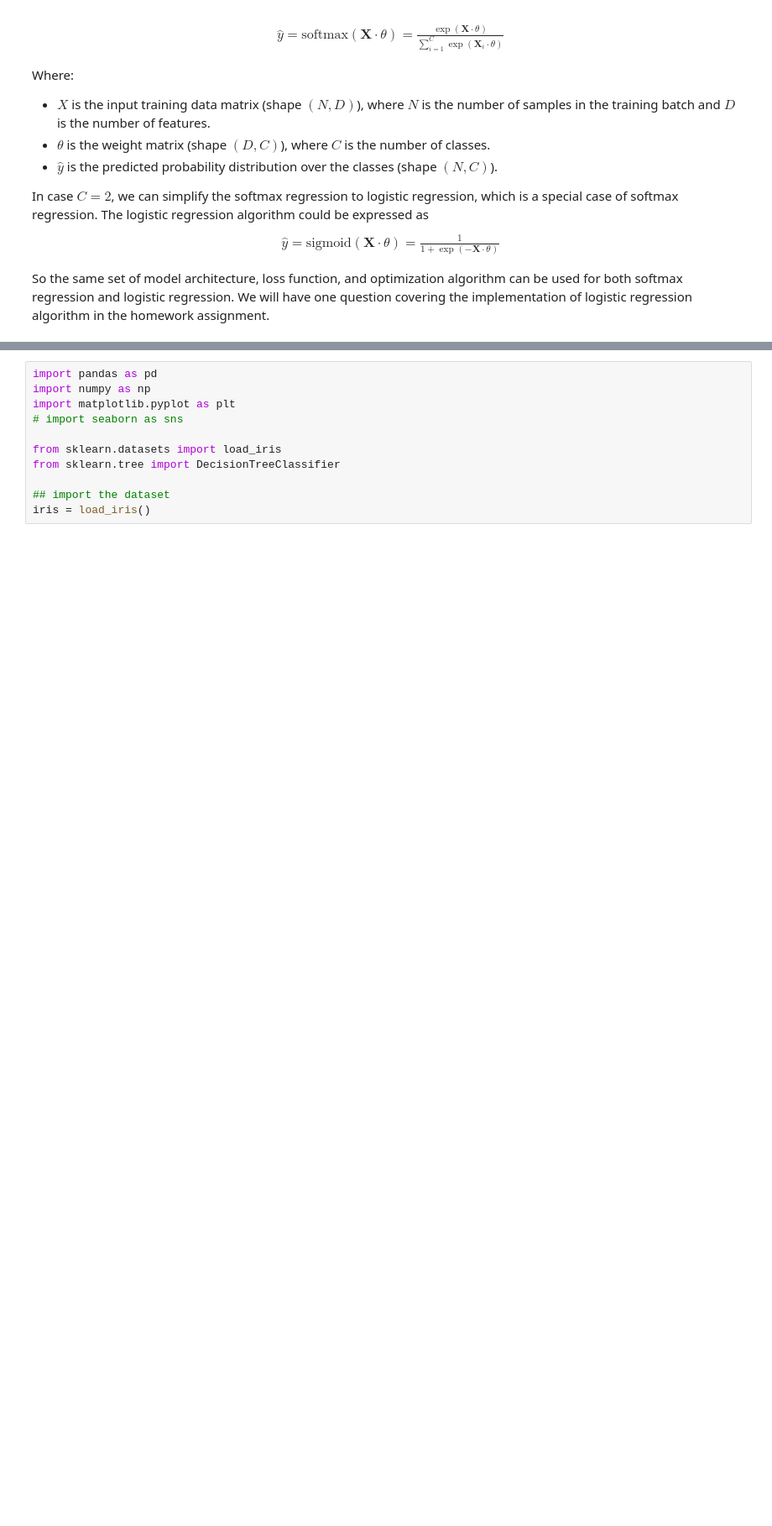
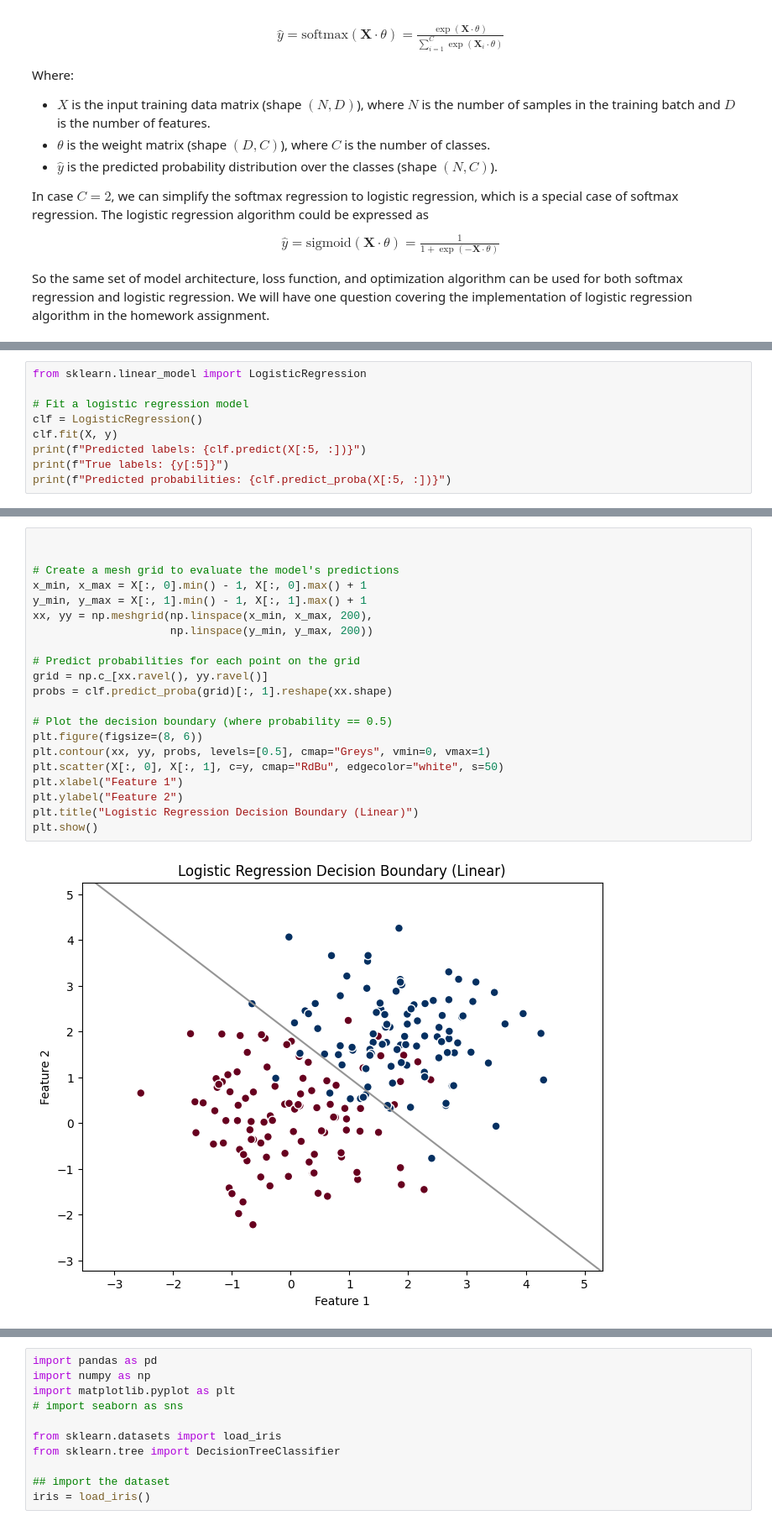
Before and after one commit to xiangshiyin/machine-learning-for-actuarial-science, a Jupyter notebook: 2025-spring/week04/notebook/demo.ipynb, the cells around one changed output, grey strips where cells are left out. Shown at 84% size. Cells and saved outputs as stored; diff of their text form; blank space fills up the shorter version.

```diff
--- a/2025-spring/week04/notebook/demo.ipynb
+++ b/2025-spring/week04/notebook/demo.ipynb
@@ -29,0 +73,9 @@ So the same set of model architecture, loss function, and optimization algorithm
+# %%
+from sklearn.linear_model import LogisticRegression
+
+# Fit a logistic regression model
+clf = LogisticRegression()
+clf.fit(X, y)
+print(f"Predicted labels: {clf.predict(X[:5, :])}")
+print(f"True labels: {y[:5]}")
+print(f"Predicted probabilities: {clf.predict_proba(X[:5, :])}")
@@ -30,3 +90,26 @@ So the same set of model architecture, loss function, and optimization algorithm
+# %%
+
+
+# Create a mesh grid to evaluate the model's predictions
+x_min, x_max = X[:, 0].min() - 1, X[:, 0].max() + 1
+y_min, y_max = X[:, 1].min() - 1, X[:, 1].max() + 1
+xx, yy = np.meshgrid(np.linspace(x_min, x_max, 200),
+                     np.linspace(y_min, y_max, 200))
+
+# Predict probabilities for each point on the grid
+grid = np.c_[xx.ravel(), yy.ravel()]
+probs = clf.predict_proba(grid)[:, 1].reshape(xx.shape)
+
+# Plot the decision boundary (where probability == 0.5)
+plt.figure(figsize=(8, 6))
+plt.contour(xx, yy, probs, levels=[0.5], cmap="Greys", vmin=0, vmax=1)
+plt.scatter(X[:, 0], X[:, 1], c=y, cmap="RdBu", edgecolor="white", s=50)
+plt.xlabel("Feature 1")
+plt.ylabel("Feature 2")
+plt.title("Logistic Regression Decision Boundary (Linear)")
+plt.show()
+# %% [output]
+[figure, added]
 # %% [markdown]
 # Decision Tree Model
 
```
Also changed, not shown: parts of 6 cells of this notebook.
